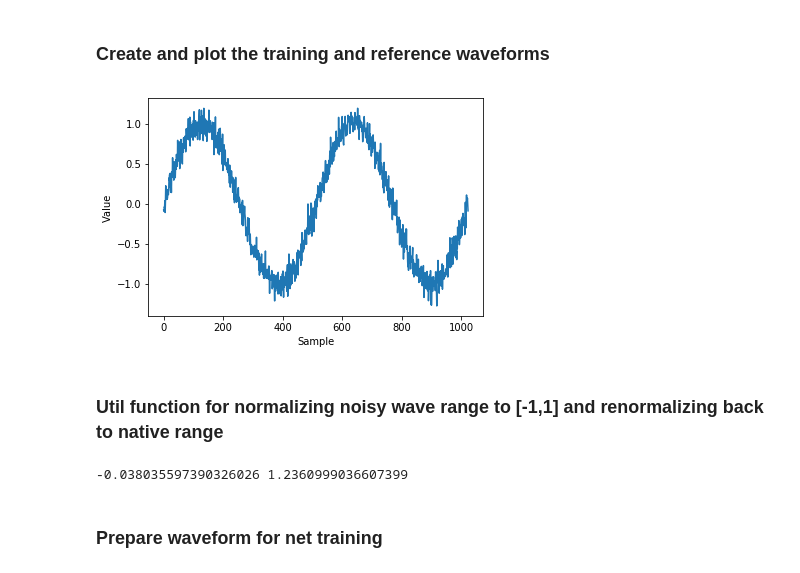
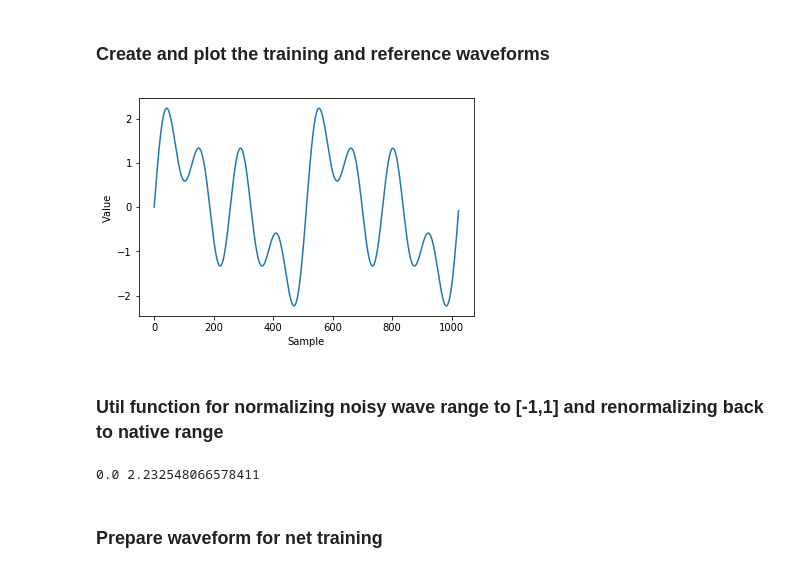
Before and after one commit to Sriram-Ravula/Sine_DIP, a Jupyter notebook: SineWave-DIP.ipynb, the cells around one changed output. Saved outputs shown, nothing was run; the diff lists cells and outputs as text; code cells hidden in the pictures.

```diff
--- a/SineWave-DIP.ipynb
+++ b/SineWave-DIP.ipynb
@@ -32,7 +32,7 @@ env: CUDA_VISIBLE_DEVICES=0
 
 LR = 1e-3 # learning rate
 MOM = 0.9 # momentum
-NUM_ITER = 80 # number iterations
+NUM_ITER = 150 # number iterations
 WD = 1e-4 # weight decay for l2-regularization
 
 Z_NUM = 32 # input seed
@@ -43,13 +43,15 @@ nc = 1 #num channels in the net I/0
 #choose the number of samples and periods in the training waveform
 WAVE_SIZE = 1024
 WAVE_PERIODS = 2
+NUM_HARMONICS = 3
 # %% [markdown]
 ### Choose whether the problem is compressed sensing or DIP
 # %%
-compressed = False
+compressed = True
+compressed_noisy = False
 
 if compressed:
-    num_measurements = 64
+    num_measurements = 256
 else:
     num_measurements = WAVE_SIZE
 # %% [markdown]
@@ -72,30 +74,32 @@ True
 ### Create and plot the training and reference waveforms
 # %%
 #Produces a sinusoid with optional additive gaussian noise distributed (mean, std)
-def get_sinusoid(num_samples, num_periods, noisy=True, std=0.1, mean=0):
-
+def get_sinusoid(num_samples, num_periods, num_harmonics = 1, noisy = True, std = 0.1, mean = 0):
     Fs = num_samples
     x = np.arange(num_samples)
 
-    y = np.sin(2*np.pi * num_periods * x / Fs)
+    y = np.zeros((num_samples))
+
+    for i in range(num_harmonics):
+        y += np.sin(2 * np.pi * (2**i) * num_periods * x / Fs)
 
     if noisy:
         y += (std * np.random.randn(num_samples)) + mean
 
     return y
 
 #create noisy (training) and de-noised (reference) waveforms
-y0 = get_sinusoid(num_samples = WAVE_SIZE, num_periods = WAVE_PERIODS, noisy=True)
-y0_denoised = get_sinusoid(num_samples = WAVE_SIZE, num_periods = WAVE_PERIODS, noisy=False)
+y0 = get_sinusoid(num_samples = WAVE_SIZE, num_periods = WAVE_PERIODS, num_harmonics = NUM_HARMONICS, noisy=(not compressed))
+y0_denoised = get_sinusoid(num_samples = WAVE_SIZE, num_periods = WAVE_PERIODS, num_harmonics = NUM_HARMONICS, noisy=False)
 
 #Plot both noisy (blue) and denoised (red) waveforms
 plt.plot(np.arange(1024), y0)
 #plt.plot(np.arange(1024), y0_denoised, color='r')
 plt.xlabel("Sample")
 plt.ylabel("Value")
 plt.show()
 # %% [output]
-[figure, old version]
+[figure, new version]
 # %% [markdown]
 ### Util function for normalizing noisy wave range to [-1,1] and renormalizing back to native range
 # %%
@@ -119,7 +123,7 @@ def renormalise(x):
 
 print(MU, SIGMA)
 # %% [output]
--0.038035597390326026 1.2360999036607399
+0.0 2.232548066578411
 # %% [markdown]
 ### Prepare waveform for net training
 # %%
```
Also changed, not shown: parts of 5 cells of this notebook, 7 other files.
